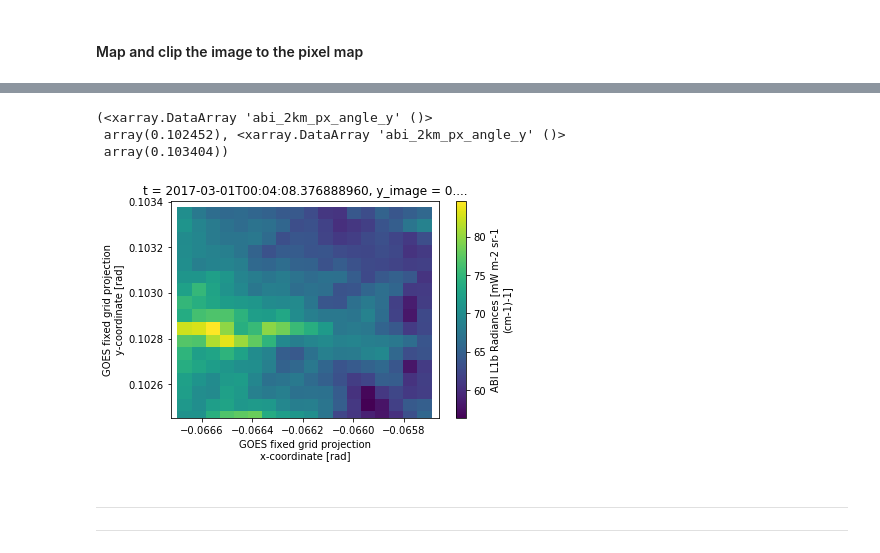
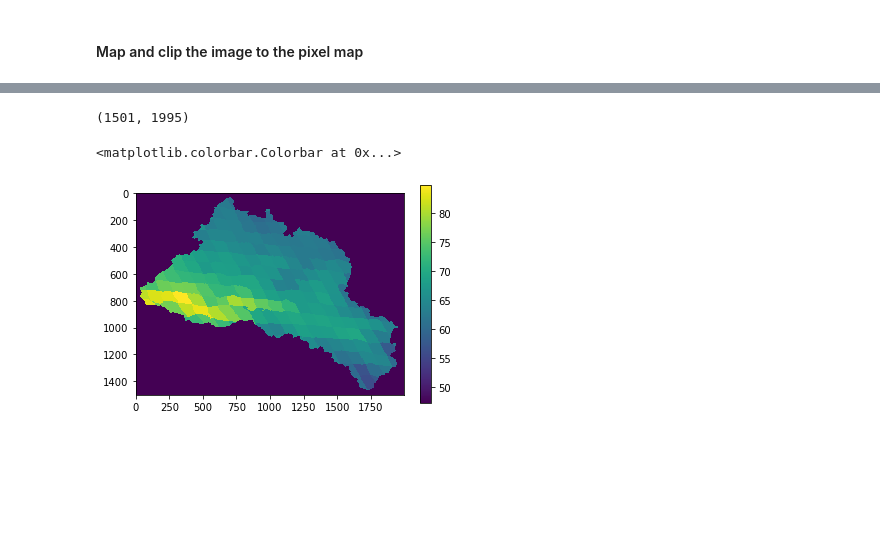
Before and after one commit to spestana/goes-ortho, a Jupyter notebook: goes-orthorectify.ipynb, the cells around one changed output, grey strips where cells are left out. Cells and saved outputs as stored; diff of their text form; code cells hidden in the pictures; blank space fills up the shorter version.

Commit message:
Xarray seems to have solve my mapping quite easily!

```diff
--- a/goes-orthorectify.ipynb
+++ b/goes-orthorectify.ipynb
@@ -135,17 +64,11 @@ image.Rad[y_condition,x_condition].plot()
-# %%
-# find X coordinates (ABI Fixed Grid scan angle coordinates)
-x_condition = (image.x >= tuol_test.abi_2km_px_angle_x.min()) & (image.x <= tuol_test.abi_2km_px_angle_x.max())
-# find Y coordinates (ABI Fixed Grid scan angle coordinates)
-y_condition = (image.y >= tuol_test.abi_2km_px_angle_y.min()) & (image.y <= tuol_test.abi_2km_px_angle_y.max())
-# Plot the result (this is clipped around our DEM area)
-image.Rad.where((x_condition) & (y_condition)).plot()
-plt.xlim((tuol_test.abi_2km_px_angle_x.min(),tuol_test.abi_2km_px_angle_x.max()))
-plt.ylim((tuol_test.abi_2km_px_angle_y.min(),tuol_test.abi_2km_px_angle_y.max()))
-# %% [output]
-(<xarray.DataArray 'abi_2km_px_angle_y' ()>
- array(0.102452), <xarray.DataArray 'abi_2km_px_angle_y' ()>
- array(0.103404))
-[figure, removed]
-# %% [markdown]
-***
-***
+# %%
+# this finds the nearest x and y in the GOES ABI image for each DEM grid cell and returns the Rad values
+# in the same shape and size as the original DEM
+s = image.sel(x=tuol_test.dem_px_angle_x, y=tuol_test.dem_px_angle_y, method='nearest').Rad.values
+print(s.shape)
+plt.imshow(s)
+plt.colorbar()
+# %% [output]
+(1501, 1995)
+<matplotlib.colorbar.Colorbar at 0x...>
+[figure, added]
```
Also changed, not shown: parts of 5 cells of this notebook, 1 other file.
